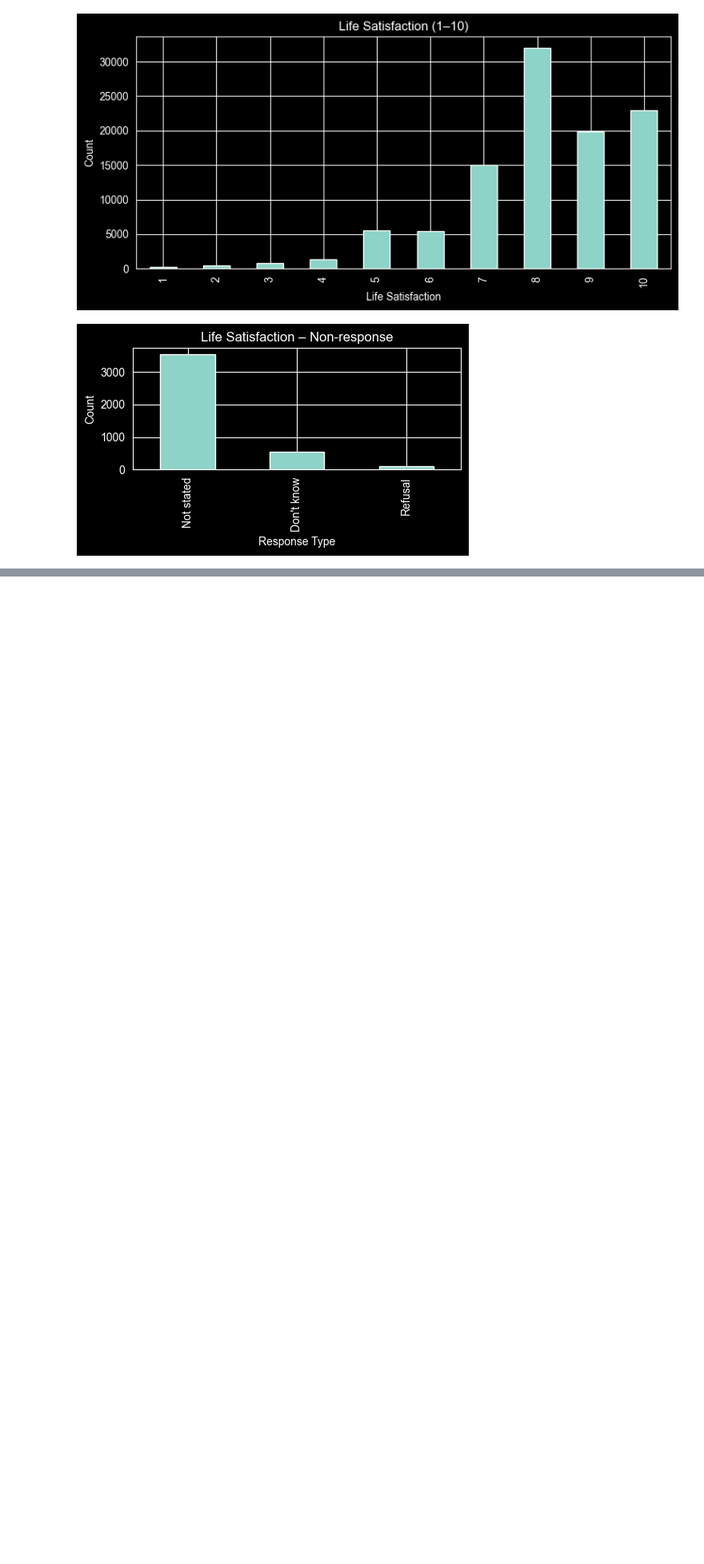
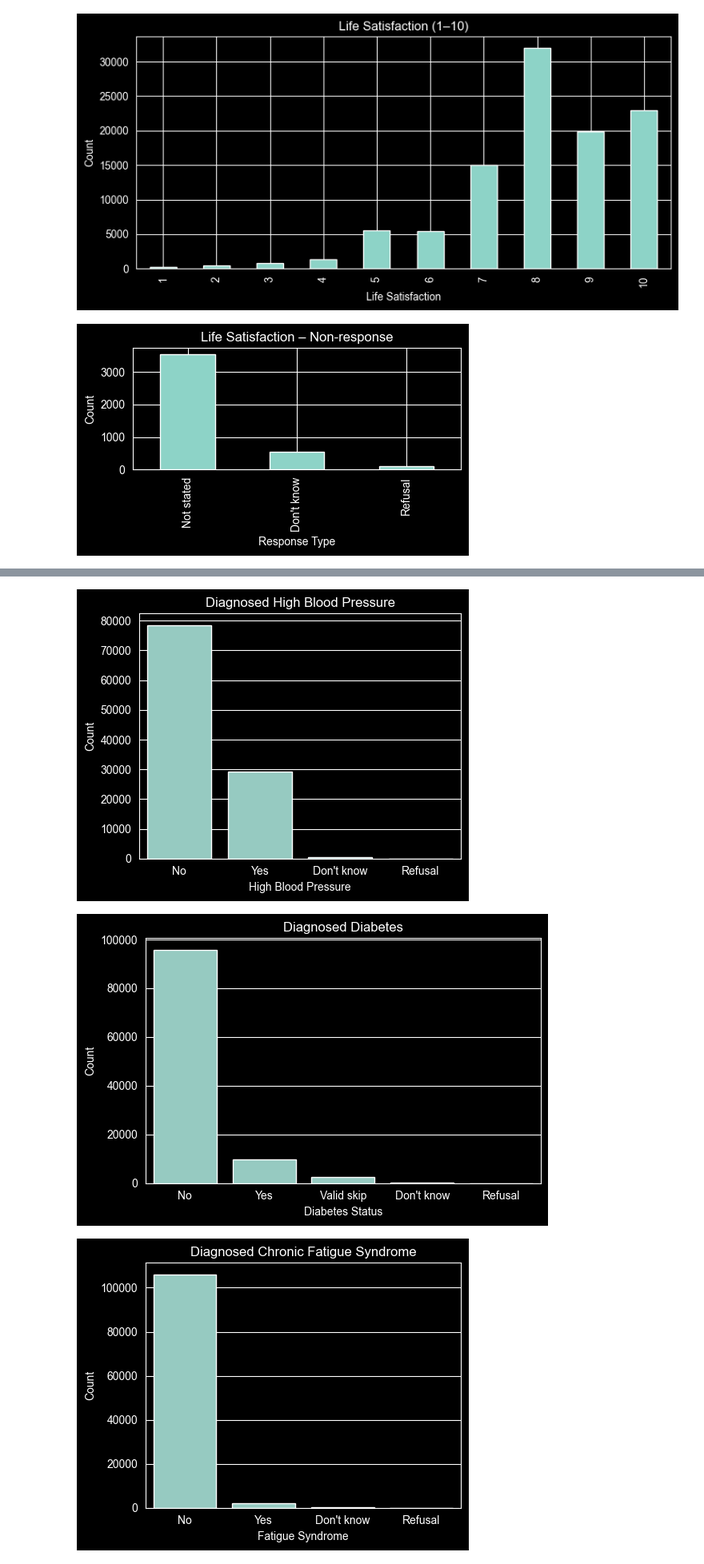
Before and after one commit to mateidiana/WellBeingModelling, a Jupyter notebook: notebooks/01_3_data_overview_global_mh_patterns.ipynb, the cells around one changed output, grey strips where cells are left out. Shown at 80% size. Drawn from its saved outputs; the diff is of its cells as text; code cells hidden in the pictures; blank space fills up the shorter version.

```diff
--- a/notebooks/01_3_data_overview_global_mh_patterns.ipynb
+++ b/notebooks/01_3_data_overview_global_mh_patterns.ipynb
@@ -120,0 +315,57 @@ plt.show()
+# %%
+# High_BP, Diabetic, Fatigue_syndrome
+df["High_BP_label"] = df["High_BP"].replace({
+    1: "Yes",
+    2: "No",
+    7: "Don't know",
+    8: "Refusal"
+})
+plt.figure(figsize=(5,4))
+sns.countplot(x="High_BP_label", data=df)
+
+plt.title("Diagnosed High Blood Pressure")
+plt.xlabel("High Blood Pressure")
+plt.ylabel("Count")
+
+plt.tight_layout()
+plt.show()
+
+
+df["Diabetic_label"] = df["Diabetic"].replace({
+    1: "Yes",
+    2: "No",
+    9: "Valid skip",
+    7: "Don't know",
+    8: "Refusal"
+})
+plt.figure(figsize=(6,4))
+sns.countplot(x="Diabetic_label", data=df)
+
+plt.title("Diagnosed Diabetes")
+plt.xlabel("Diabetes Status")
+plt.ylabel("Count")
+
+plt.tight_layout()
+plt.show()
+
+
+
+df["Fatigue_label"] = df["Fatigue_syndrome"].replace({
+    1: "Yes",
+    2: "No",
+    7: "Don't know",
+    8: "Refusal"
+})
+plt.figure(figsize=(5,4))
+sns.countplot(x="Fatigue_label", data=df)
+
+plt.title("Diagnosed Chronic Fatigue Syndrome")
+plt.xlabel("Fatigue Syndrome")
+plt.ylabel("Count")
+
+plt.tight_layout()
+plt.show()
+# %% [output]
+[figure, added]
+[figure, added]
+[figure, added]
```
Also changed, not shown: parts of 8 cells of this notebook.
